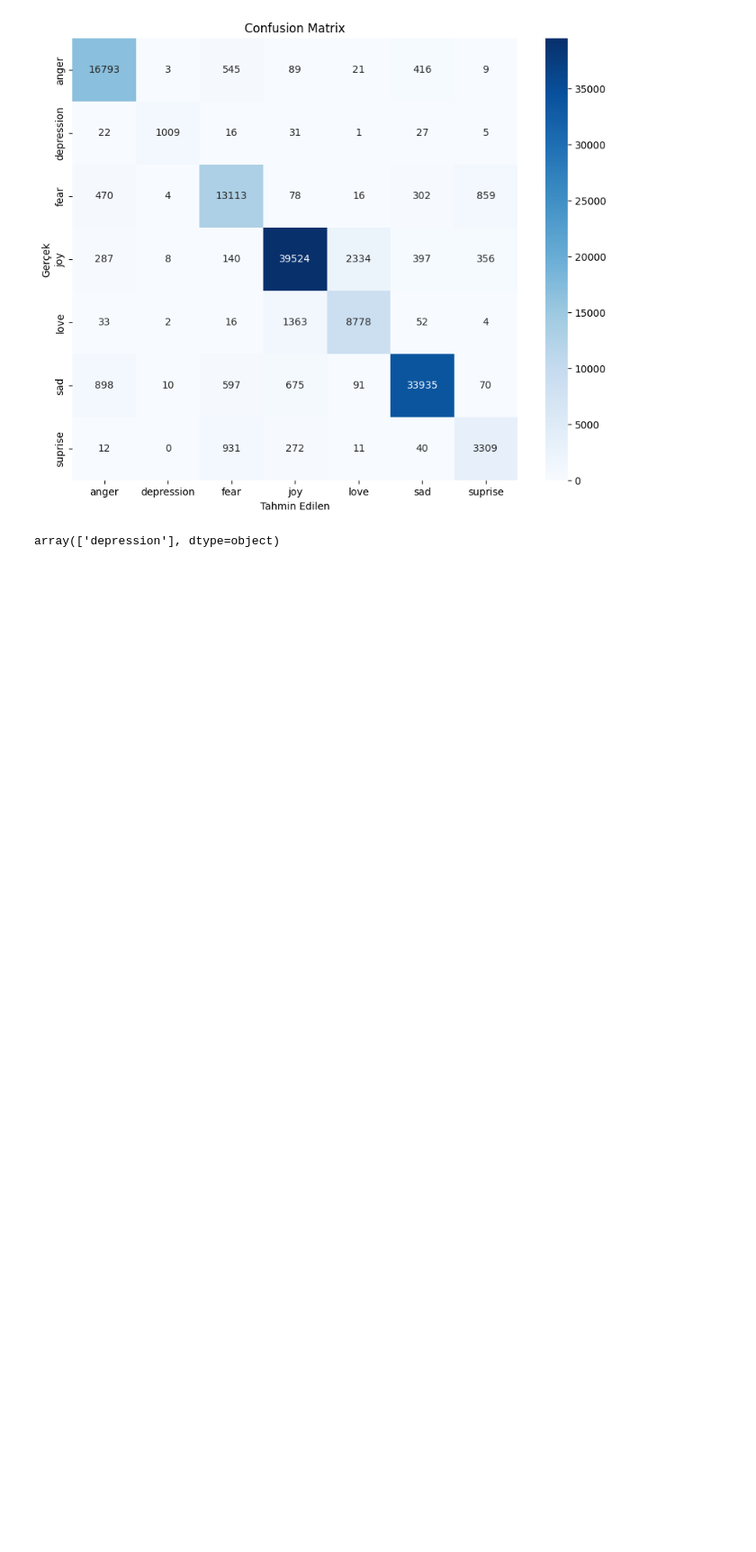
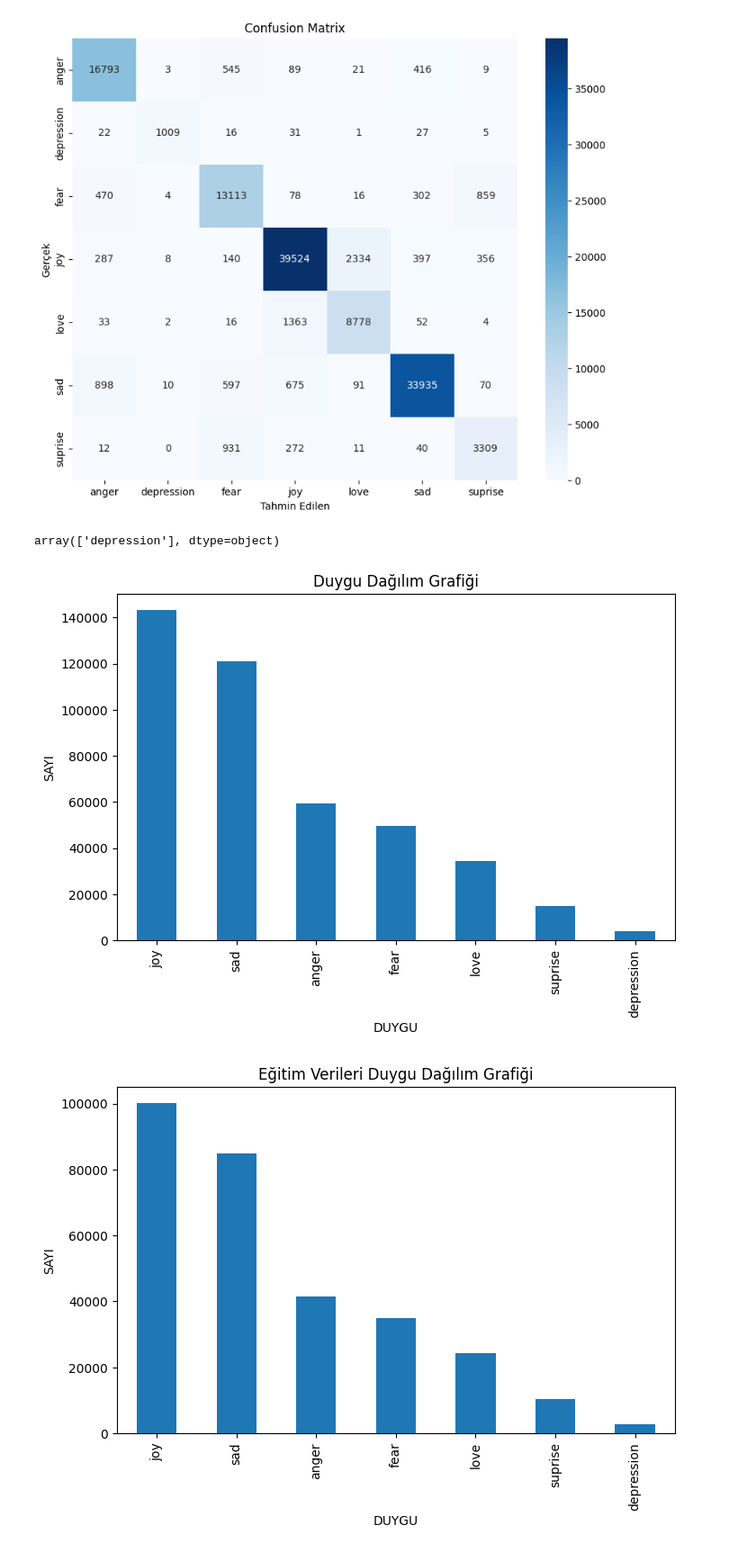
Before and after one commit to HyoAkira/sessionflow, a Jupyter notebook: pythonserver/ml-training/depression/test.ipynb, the cells around one changed output. Shown at 90% size. Drawn from its saved outputs; the diff is of its cells as text; code cells hidden in the pictures; blank space fills up the shorter version.

Commit message:
test kmeans pca

```diff
--- a/pythonserver/ml-training/depression/test.ipynb
+++ b/pythonserver/ml-training/depression/test.ipynb
@@ -290,3 +319,32 @@ plt.show()
 lgbm_pipeline.predict(["i'm gonna kill you and make u suffered from my joy"])
 # %% [output]
 array(['depression'], dtype=object)
+# %%
+import matplotlib.pyplot as plt
+
+# Bar chart for df (grouped by 'label')
+plt.figure(figsize=(8, 5))
+df_emotion_counts.plot.bar()
+plt.title('Duygu Dağılım Grafiği')
+plt.xlabel('DUYGU')
+plt.ylabel('SAYI')
+plt.show()
+
+# Bar chart for y_train
+plt.figure(figsize=(8, 5))
+y_train_counts.plot.bar()
+plt.title('Eğitim Verileri Duygu Dağılım Grafiği')
+plt.xlabel('DUYGU')
+plt.ylabel('SAYI')
+plt.show()
+
+# Bar chart for y_test
+plt.figure(figsize=(8, 5))
+y_test_counts.plot.bar()
+plt.title('Test Verileri Duygu Dağılım Grafiği')
+plt.xlabel('DUYGU')
+plt.ylabel('SAYI')
+plt.show()
+# %% [output]
+[figure, added]
+[figure, added]
```
Also changed, not shown: parts of 9 cells of this notebook, 16 other files.
